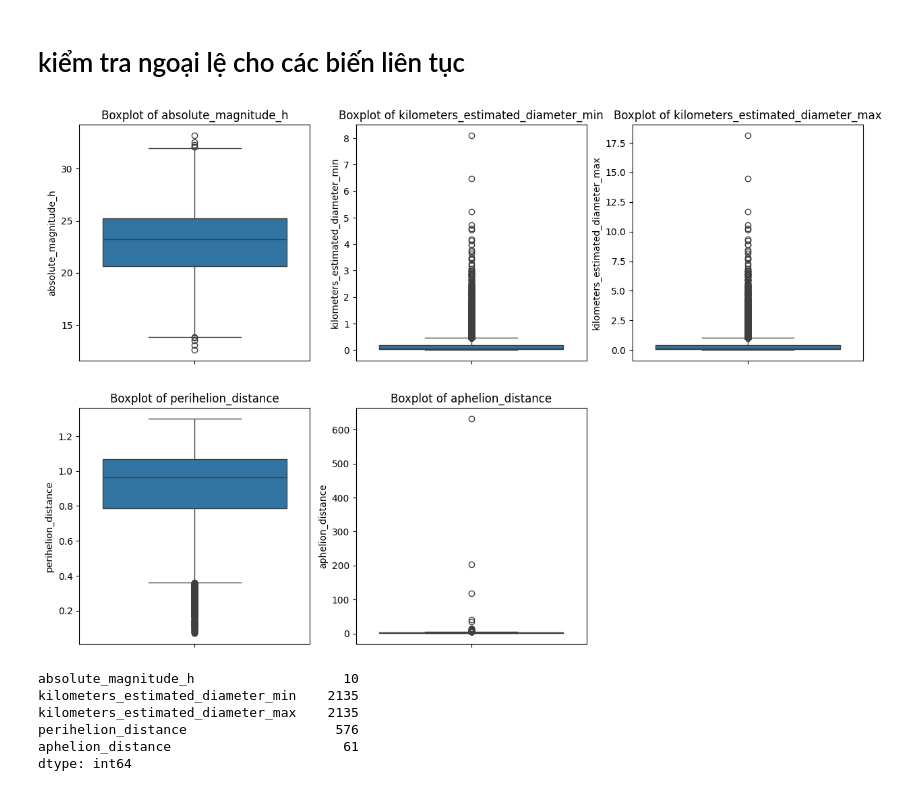
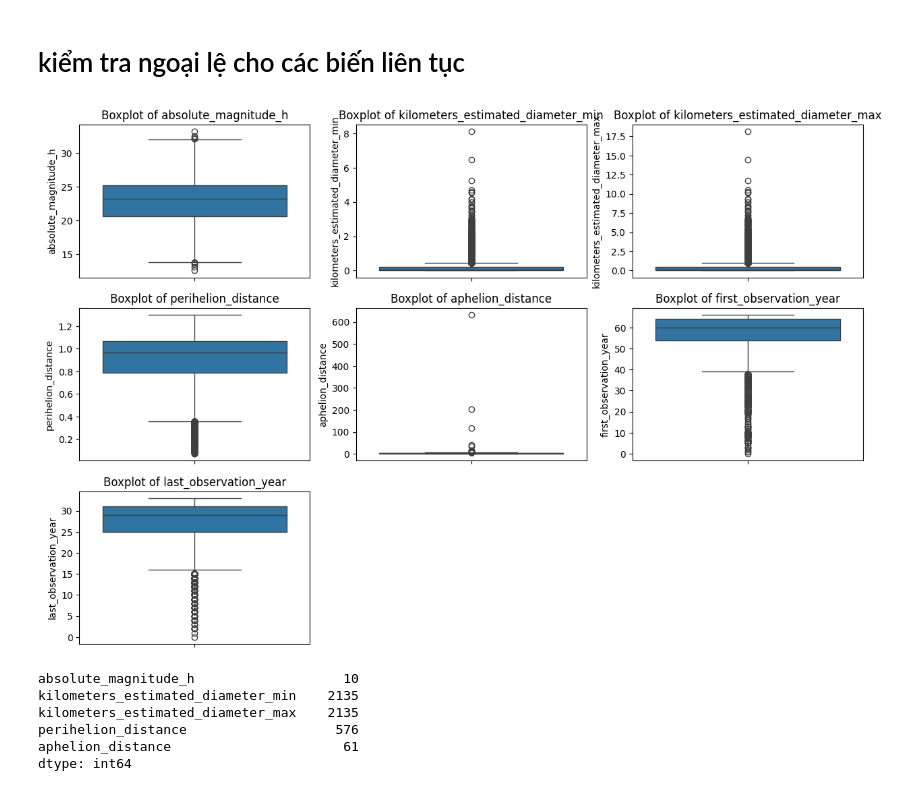
Before and after one commit to nhocratac/IE224-NEO, a Jupyter notebook: notebook/thang/explore_data.ipynb, the cells around one changed output. Cells and saved outputs as stored; diff of their text form; code cells hidden in the pictures.

```diff
--- a/notebook/thang/explore_data.ipynb
+++ b/notebook/thang/explore_data.ipynb
@@ -115,12 +114,12 @@ df[numeric_col].describe()
 | max | 33.200000 | 8.101305 | 18.115068 | 1.299988 | ... |
 # %%
 # vẽ đồ thị biểu diễn phân bố của các biến số
-Figure, Axes = plt.subplots(ncols=3,nrows=2 ,figsize=(15, 10))
+Figure, Axes = plt.subplots(ncols=3,nrows=3 ,figsize=(15, 10))
 
 for idx, col in enumerate(numeric_col):
     sns.histplot(data=df, x=col, kde=True, ax=Axes[idx//3, idx%3])
-    Axes[idx//3, idx%3].set_title(f'Distribution of {col}')
 # disable the empty subplot
-Axes[-1, -1].axis('off')
+for idx in range(len(numeric_col), 9):
+    Axes[idx//3, idx%3].axis('off')
 plt.show()
 # %% [output]
@@ -144,16 +143,16 @@ plt.show()
 # %% [markdown]
 # kiểm tra ngoại lệ cho các biến liên tục
 # %%
-Figure, Axes = plt.subplots(ncols=3,nrows=2 ,figsize=(15, 10))
+Figure, Axes = plt.subplots(ncols=3,nrows=3 ,figsize=(15, 10))
 
 for idx, col in enumerate(numeric_col):
     sns.boxplot(data=df, y=col, ax=Axes[idx//3, idx%3])
     Axes[idx//3, idx%3].set_title(f'Boxplot of {col}')
 # disable the empty subplot
-Axes[-1, -1].axis('off')
-plt.show()
+for idx in range(len(numeric_col), 9):
+    Axes[idx//3, idx%3].axis('off')
 # %% [output]
-[figure, old version]
+[figure, new version]
 # %%
 # tính số lượng giá trị ngoại lai cho từng biến
 Q1 = df[numeric_col].quantile(0.25)
```
Also changed, not shown: parts of 24 cells of this notebook, 3 other files.
